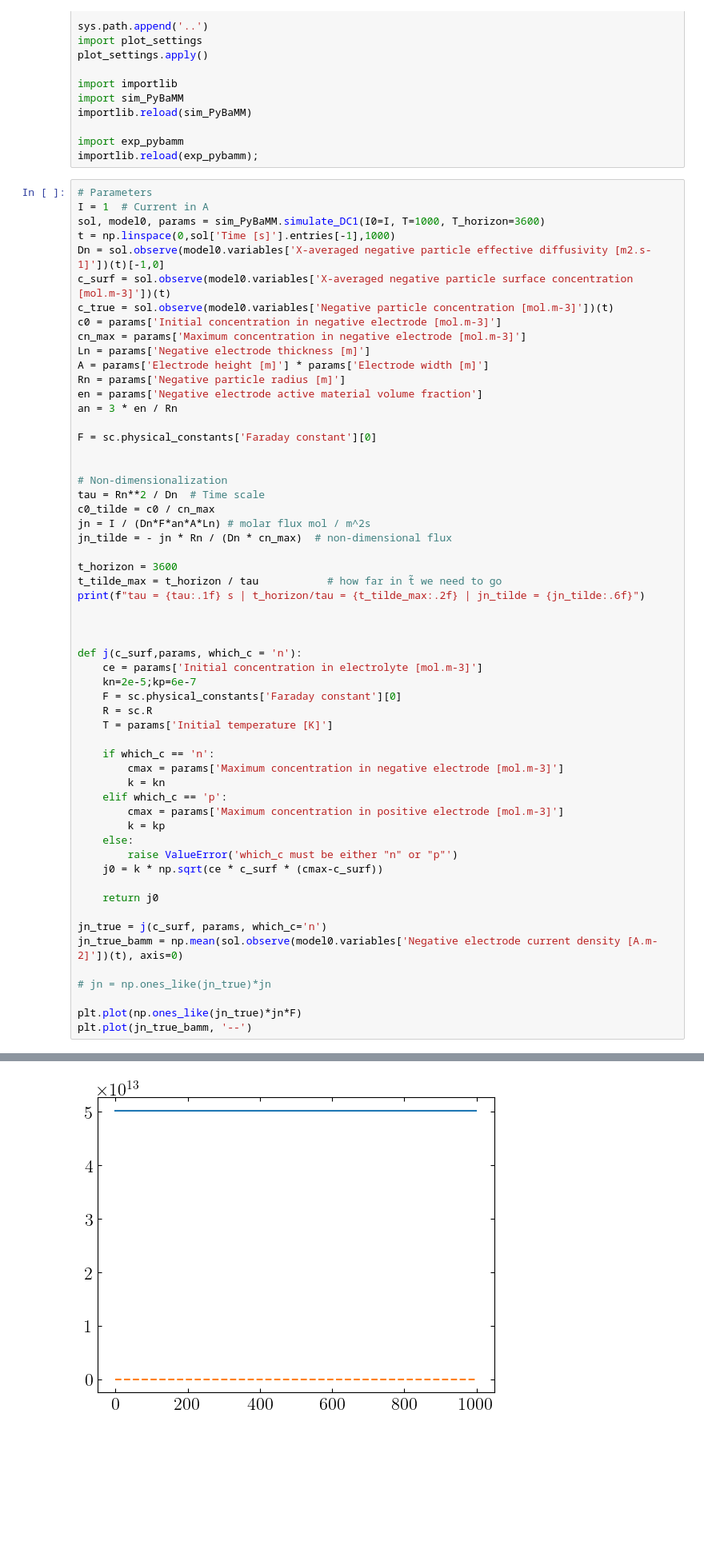
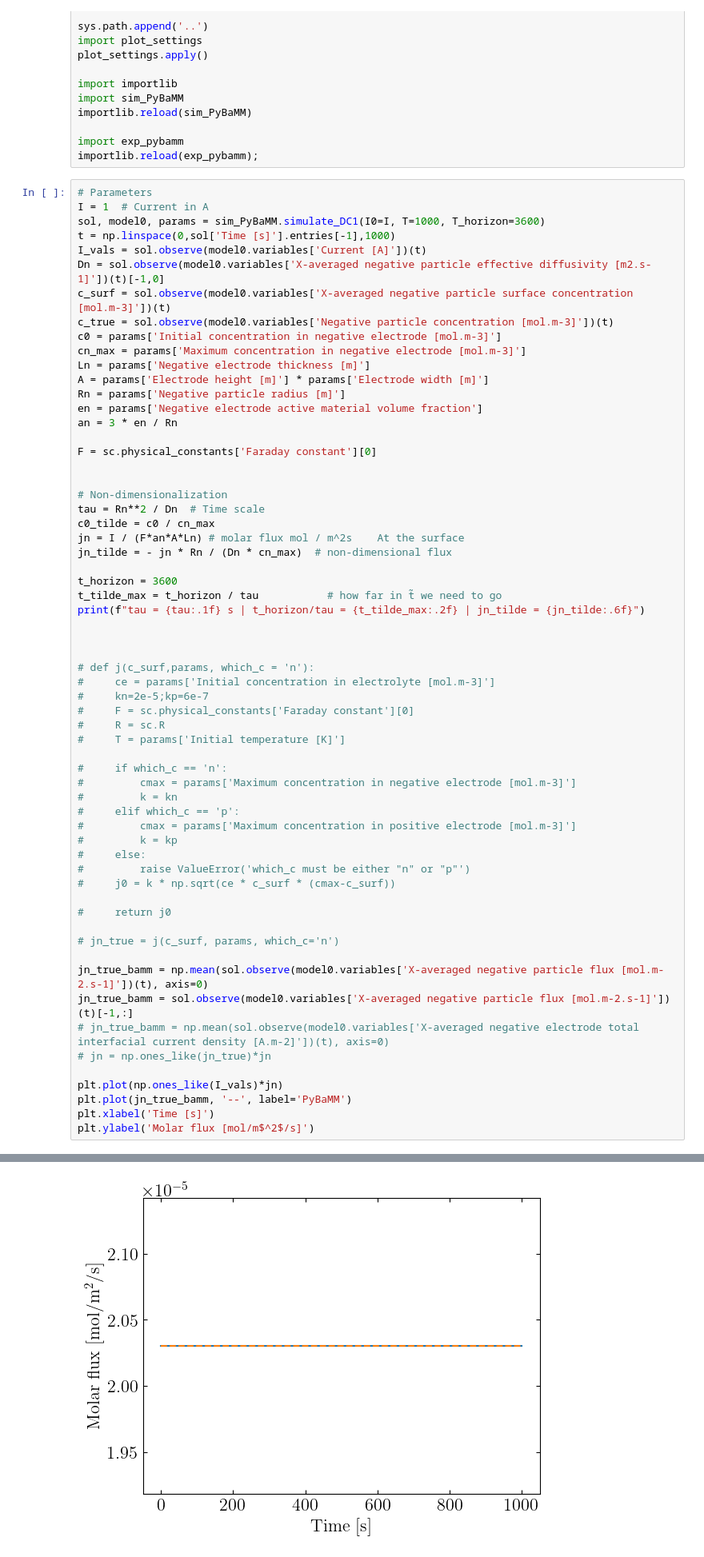
Before and after one commit to j-haralds/MSc_thesis, a Jupyter notebook: program/PINN/2.1_JN_PINN.ipynb, the cells around one changed output, grey strips where cells are left out. Shown at 80% size. Drawn from its saved outputs; the diff is of its cells as text; blank space fills up the shorter version.

```diff
--- a/program/PINN/2.1_JN_PINN.ipynb
+++ b/program/PINN/2.1_JN_PINN.ipynb
@@ -28,6 +28,7 @@ importlib.reload(exp_pybamm);
 I = 1  # Current in A
 sol, model0, params = sim_PyBaMM.simulate_DC1(I0=I, T=1000, T_horizon=3600)
 t = np.linspace(0,sol['Time [s]'].entries[-1],1000)
+I_vals = sol.observe(model0.variables['Current [A]'])(t)
 Dn = sol.observe(model0.variables['X-averaged negative particle effective diffusivity [m2.s-1]'])(t)[-1,0]
 c_surf = sol.observe(model0.variables['X-averaged negative particle surface concentration [mol.m-3]'])(t)
 c_true = sol.observe(model0.variables['Negative particle concentration [mol.m-3]'])(t)
@@ -45,7 +46,7 @@ F = sc.physical_constants['Faraday constant'][0]
 # Non-dimensionalization
 tau = Rn**2 / Dn  # Time scale
 c0_tilde = c0 / cn_max
-jn = I / (Dn*F*an*A*Ln) # molar flux mol / m^2s
+jn = I / (F*an*A*Ln) # molar flux mol / m^2s    At the surface
 jn_tilde = - jn * Rn / (Dn * cn_max)  # non-dimensional flux
 
 t_horizon = 3600
@@ -54,30 +55,34 @@ print(f"tau = {tau:.1f} s | t_horizon/tau = {t_tilde_max:.2f} | jn_tilde = {jn_t
 
 
 
-def j(c_surf,params, which_c = 'n'):
-    ce = params['Initial concentration in electrolyte [mol.m-3]']
-    kn=2e-5;kp=6e-7
-    F = sc.physical_constants['Faraday constant'][0]
-    R = sc.R
-    T = params['Initial temperature [K]']
+# def j(c_surf,params, which_c = 'n'):
+#     ce = params['Initial concentration in electrolyte [mol.m-3]']
+#     kn=2e-5;kp=6e-7
+#     F = sc.physical_constants['Faraday constant'][0]
+#     R = sc.R
+#     T = params['Initial temperature [K]']
 
-    if which_c == 'n':
-        cmax = params['Maximum concentration in negative electrode [mol.m-3]']
-        k = kn
-    elif which_c == 'p':
-        cmax = params['Maximum concentration in positive electrode [mol.m-3]']
-        k = kp
-    else:
-        raise ValueError('which_c must be either "n" or "p"')
-    j0 = k * np.sqrt(ce * c_surf * (cmax-c_surf))
+#     if which_c == 'n':
+#         cmax = params['Maximum concentration in negative electrode [mol.m-3]']
+#         k = kn
+#     elif which_c == 'p':
+#         cmax = params['Maximum concentration in positive electrode [mol.m-3]']
+#         k = kp
+#     else:
+#         raise ValueError('which_c must be either "n" or "p"')
+#     j0 = k * np.sqrt(ce * c_surf * (cmax-c_surf))
 
-    return j0
+#     return j0
 
-jn_true = j(c_surf, params, which_c='n')
-jn_true_bamm = np.mean(sol.observe(model0.variables['Negative electrode current density [A.m-2]'])(t), axis=0)
+# jn_true = j(c_surf, params, which_c='n')
 
+jn_true_bamm = np.mean(sol.observe(model0.variables['X-averaged negative particle flux [mol.m-2.s-1]'])(t), axis=0)
+jn_true_bamm = sol.observe(model0.variables['X-averaged negative particle flux [mol.m-2.s-1]'])(t)[-1,:]
+# jn_true_bamm = np.mean(sol.observe(model0.variables['X-averaged negative electrode total interfacial current density [A.m-2]'])(t), axis=0)
 # jn = np.ones_like(jn_true)*jn
 
-plt.plot(np.ones_like(jn_true)*jn*F)
-plt.plot(jn_true_bamm, '--')
+plt.plot(np.ones_like(I_vals)*jn)
+plt.plot(jn_true_bamm, '--', label='PyBaMM')
+plt.xlabel('Time [s]')
+plt.ylabel('Molar flux [mol/m$^2$/s]')
 # %% [output]
@@ -86,4 +91,4 @@ tau = 2566.2 s | t_horizon/tau = 1.40 | jn_tilde = -5351696192951.150391
-[figure, old version]
+[figure, new version]
 # %%
 class Net(nn.Module):
     def __init__(self, input_size=2, hidden_size=128):
```
Also changed, not shown: parts of 7 cells of this notebook.
